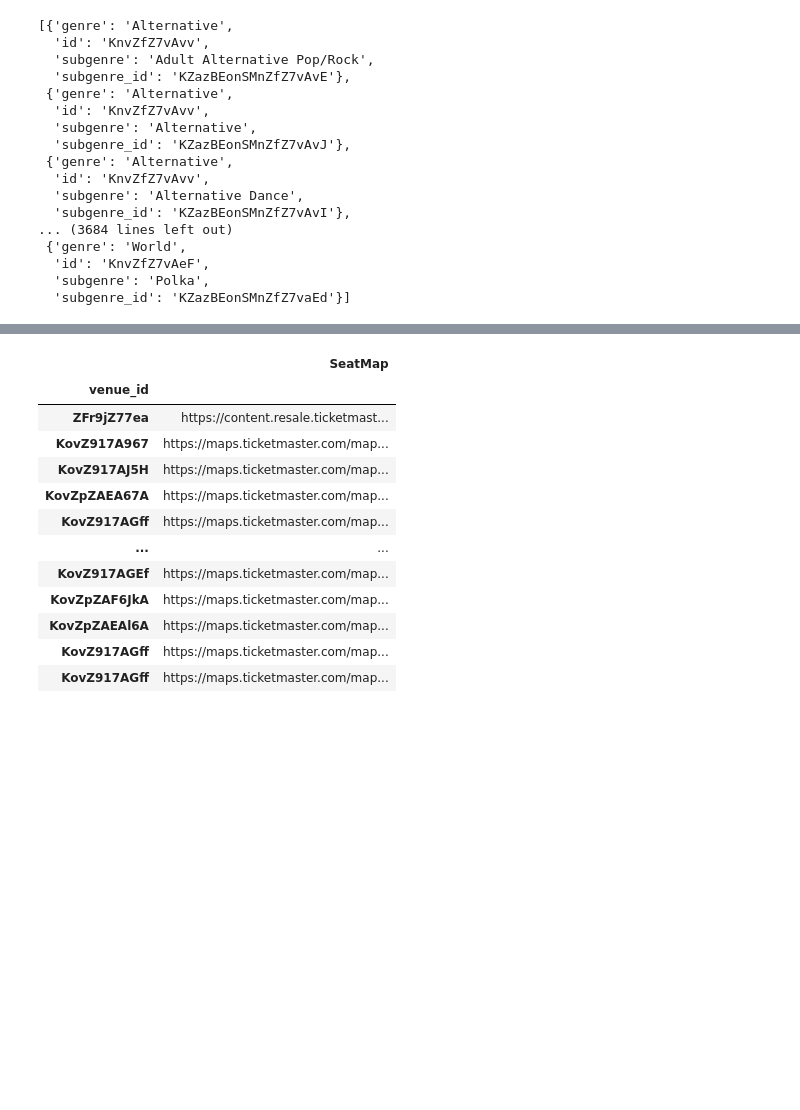
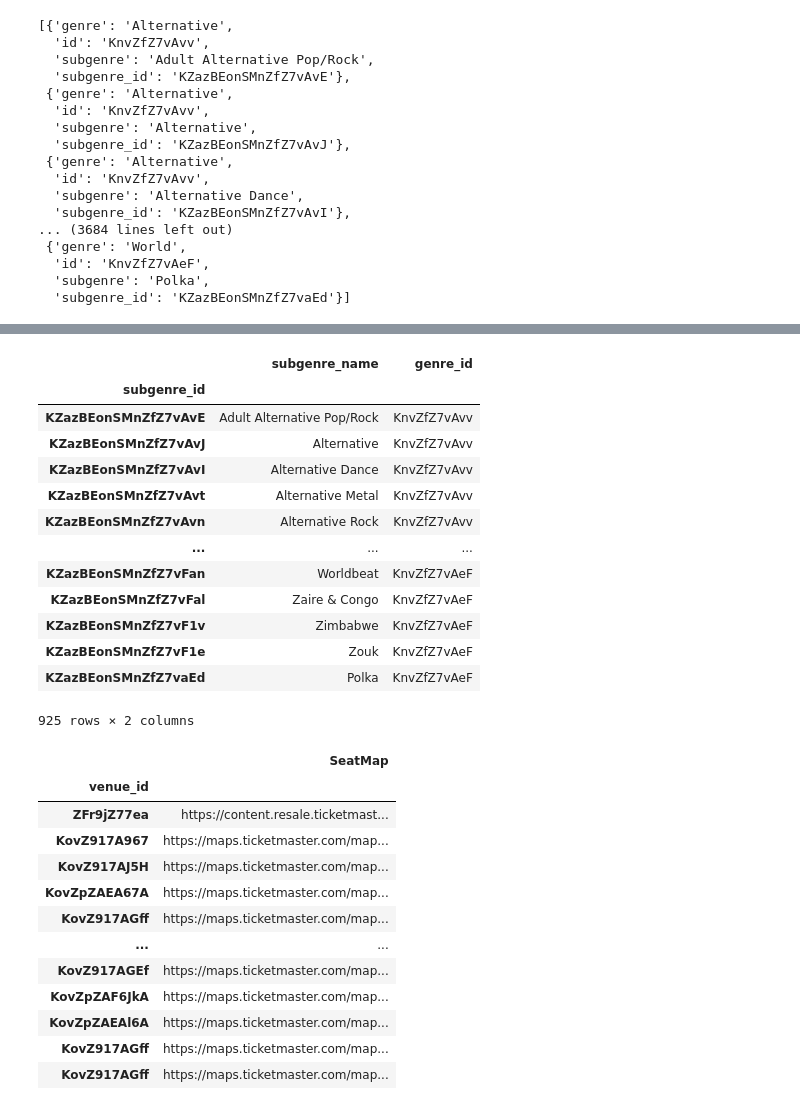
Before and after one commit to chanellelgonzalez/Project03_Visualization_SHOWWW, a Jupyter notebook: ticket_dev_api_import.ipynb, the cells around one changed output, grey strips where cells are left out. Saved outputs shown, nothing was run; the diff lists cells and outputs as text; code cells hidden in the pictures; blank space fills up the shorter version.

```diff
--- a/ticket_dev_api_import.ipynb
+++ b/ticket_dev_api_import.ipynb
@@ -87,3 +86,26 @@ genre_df
+# %%
+subgenre_df = pd.json_normalize(genre_list)
+subgenre_df = subgenre_df.rename(columns={'subgenre': 'subgenre_name', 'id': 'genre_id', 'genre': 'genre_name'})
+
+subgenre_df = subgenre_df.reindex(columns=['subgenre_name', 'subgenre_id', 'genre_id'])
+subgenre_df.set_index('subgenre_id', inplace=True)
+subgenre_df.to_csv('csv_tables/subgenre.csv')
+subgenre_df
+# %% [output]
+|  | subgenre_name | genre_id |
+| subgenre_id |  |  |
+| KZazBEonSMnZfZ7vAvE | Adult Alternative Pop/Rock | KnvZfZ7vAvv |
+| KZazBEonSMnZfZ7vAvJ | Alternative | KnvZfZ7vAvv |
+| KZazBEonSMnZfZ7vAvI | Alternative Dance | KnvZfZ7vAvv |
+| KZazBEonSMnZfZ7vAvt | Alternative Metal | KnvZfZ7vAvv |
+| KZazBEonSMnZfZ7vAvn | Alternative Rock | KnvZfZ7vAvv |
+| ... | ... | ... |
+| KZazBEonSMnZfZ7vFan | Worldbeat | KnvZfZ7vAeF |
+| KZazBEonSMnZfZ7vFal | Zaire & Congo | KnvZfZ7vAeF |
+| KZazBEonSMnZfZ7vF1v | Zimbabwe | KnvZfZ7vAeF |
+| KZazBEonSMnZfZ7vF1e | Zouk | KnvZfZ7vAeF |
+| KZazBEonSMnZfZ7vaEd | Polka | KnvZfZ7vAeF |
+925 rows × 2 columns
 # %%
 ### Loop for all cities made by Ryan I have not run it yet makes a huge api call
 # event_data = []
```
Also changed, not shown: parts of 2 cells of this notebook, 2 other files.
